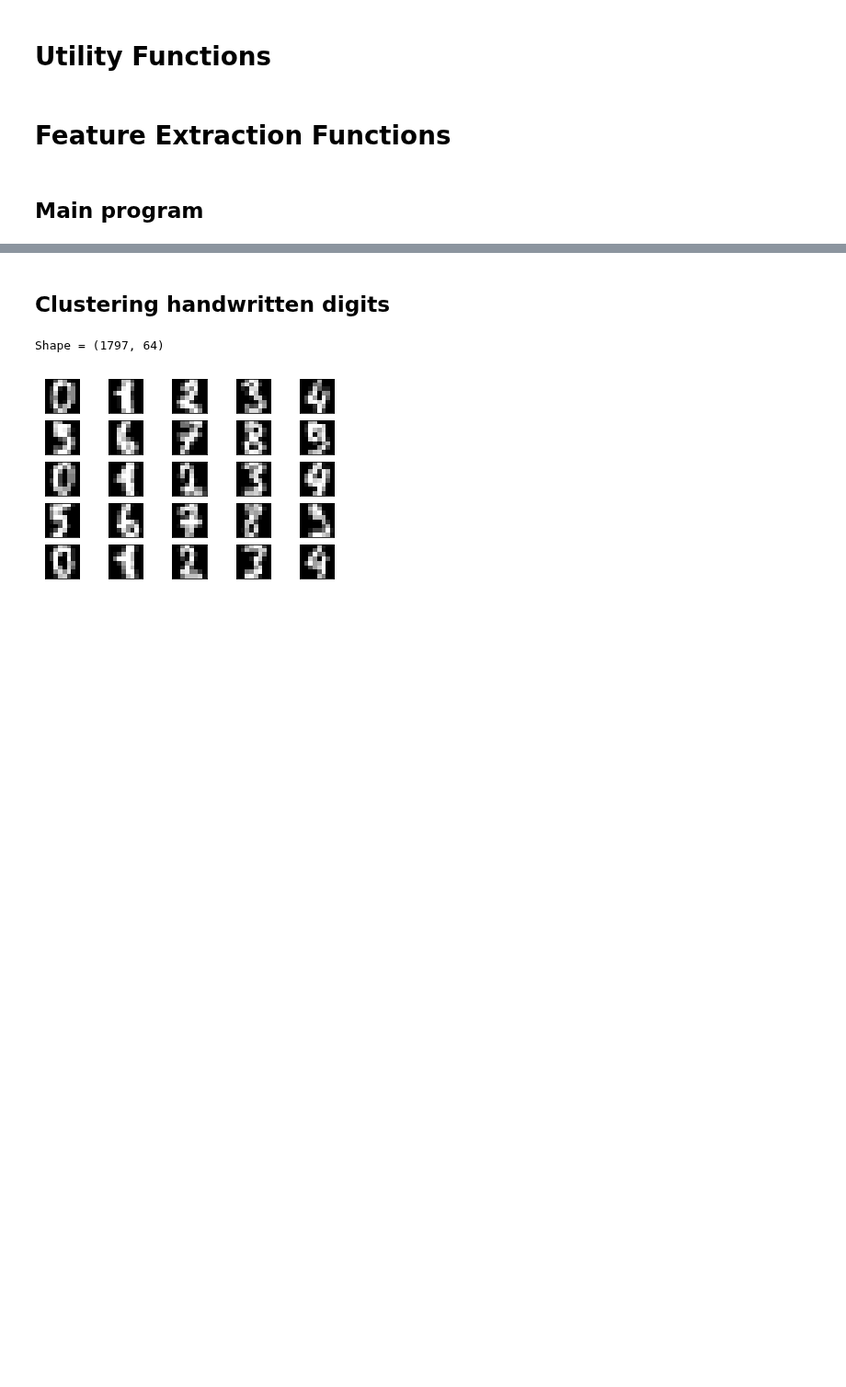
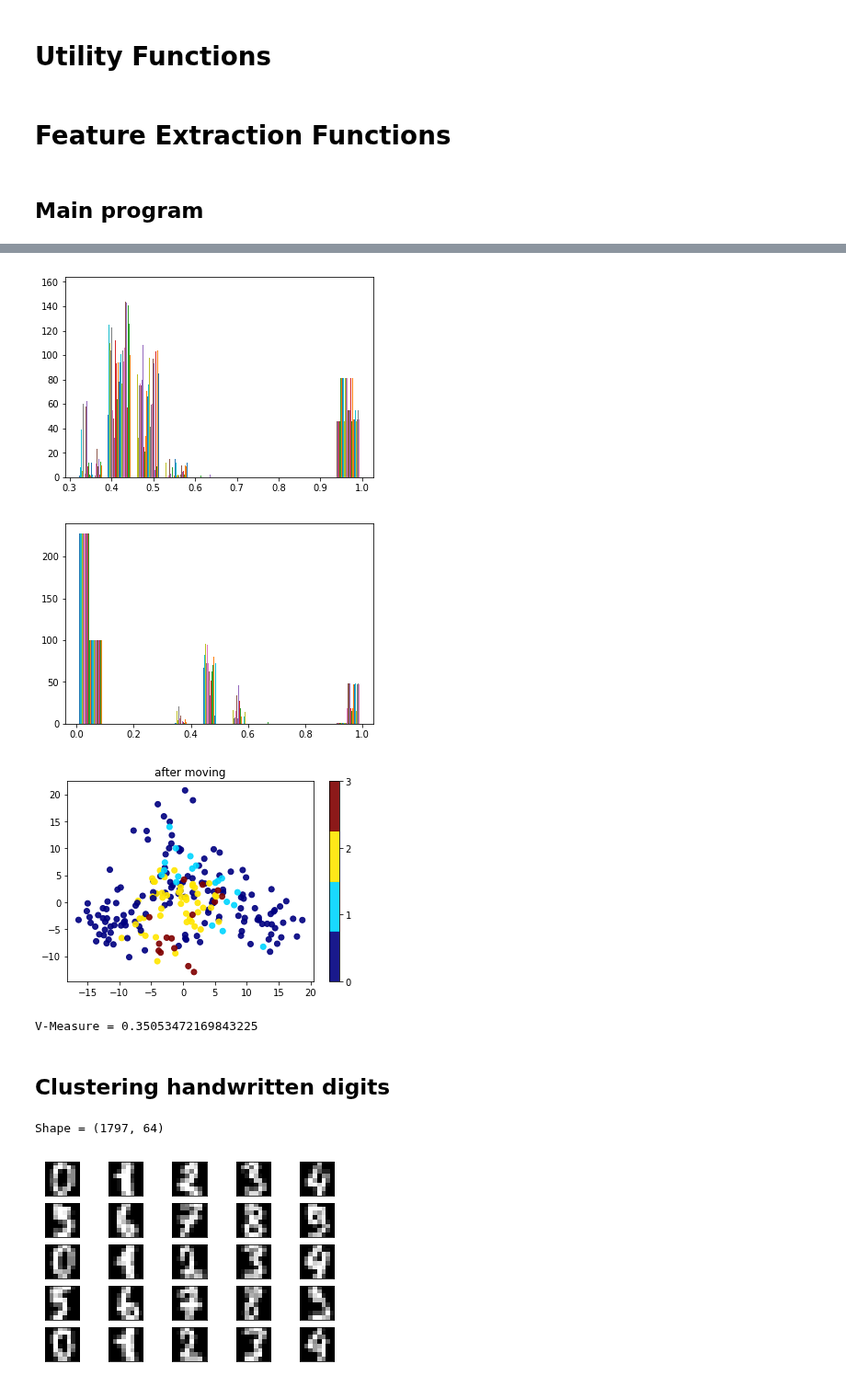
Before and after one commit to patricsteiner/image_clustering, a Jupyter notebook: intelligent_image_clustering.ipynb, the cells around one changed output, grey strips where cells are left out. Shown at 92% size. Cells and saved outputs as stored; diff of their text form; code cells hidden in the pictures; blank space fills up the shorter version.

```diff
--- a/intelligent_image_clustering.ipynb
+++ b/intelligent_image_clustering.ipynb
@@ -172,3 +270,19 @@ print(metrics.v_measure_score(labels, kmeans.labels_))
+# %%
+plt.hist(similarityMatrix)
+plt.show()
+for i in range(100):
+    similarityMatrix, clusters = move(similarityMatrix, p_spectral_sim, i, 0)
+plt.hist(similarityMatrix)
+plt.show()
+
+n_clusters = 4
+predicted_clusters = SpectralClustering(n_clusters=n_clusters, affinity="precomputed").fit_predict(similarityMatrix)
+evaluate(X, y, predicted_clusters, n_clusters, "after moving")
+# %% [output]
+[figure, added]
+[figure, added]
+[figure, added]
+V-Measure = 0.35053472169843225
 # %% [markdown]
 ## Clustering handwritten digits
 # %%
```
Also changed, not shown: parts of 13 cells of this notebook.
